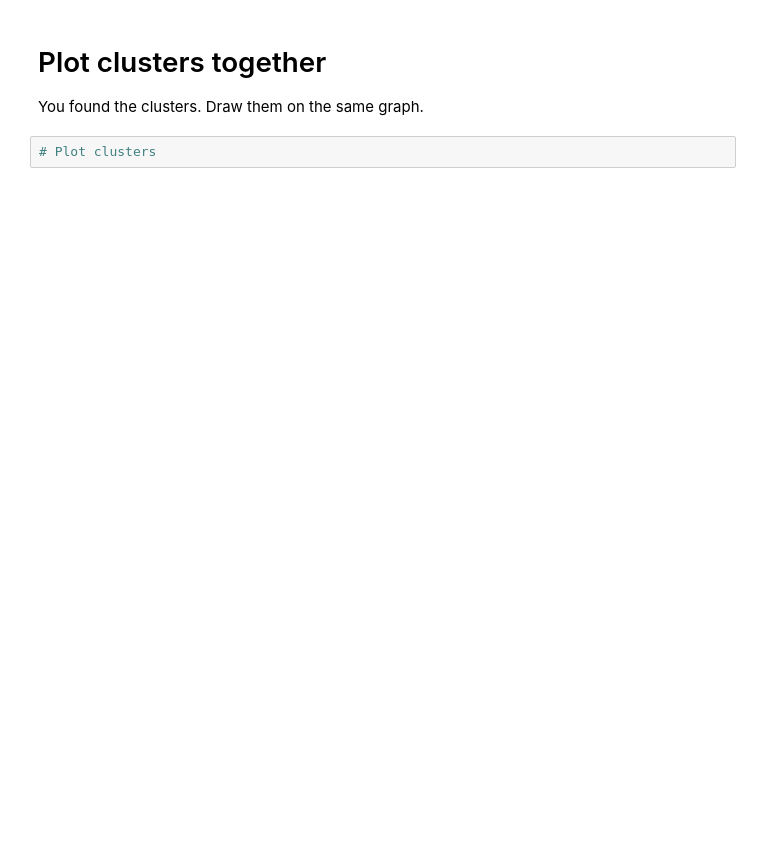
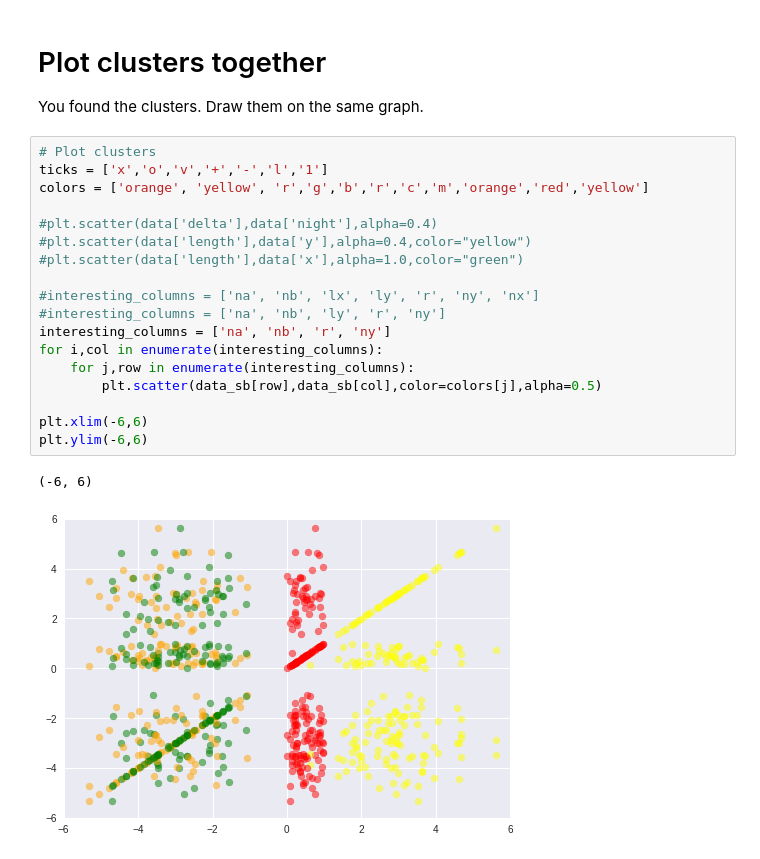
Before and after one commit to schwaaweb/aimlds1_02, a Jupyter notebook: F02_SC--DJ--Data_Week_Sprint_Challenge.ipynb, the cells around one changed output. Cells and saved outputs as stored; diff of their text form; blank space fills up the shorter version.

```diff
--- a/F02_SC--DJ--Data_Week_Sprint_Challenge.ipynb
+++ b/F02_SC--DJ--Data_Week_Sprint_Challenge.ipynb
@@ -124,5 +232,24 @@ import seaborn as sns
 # Plot clusters together
 
 You found the clusters. Draw them on the same graph.
-# %%
-# Plot clusters
+# %%
+# Plot clusters
+ticks = ['x','o','v','+','-','l','1']
+colors = ['orange', 'yellow', 'r','g','b','r','c','m','orange','red','yellow']
+
+#plt.scatter(data['delta'],data['night'],alpha=0.4)
+#plt.scatter(data['length'],data['y'],alpha=0.4,color="yellow")
+#plt.scatter(data['length'],data['x'],alpha=1.0,color="green")
+
+#interesting_columns = ['na', 'nb', 'lx', 'ly', 'r', 'ny', 'nx']
+#interesting_columns = ['na', 'nb', 'ly', 'r', 'ny']
+interesting_columns = ['na', 'nb', 'r', 'ny']
+for i,col in enumerate(interesting_columns):
+    for j,row in enumerate(interesting_columns):
+        plt.scatter(data_sb[row],data_sb[col],color=colors[j],alpha=0.5)
+
+plt.xlim(-6,6)
+plt.ylim(-6,6)
+# %% [output]
+(-6, 6)
+[figure, added]
```
Also changed, not shown: parts of 9 cells of this notebook.
